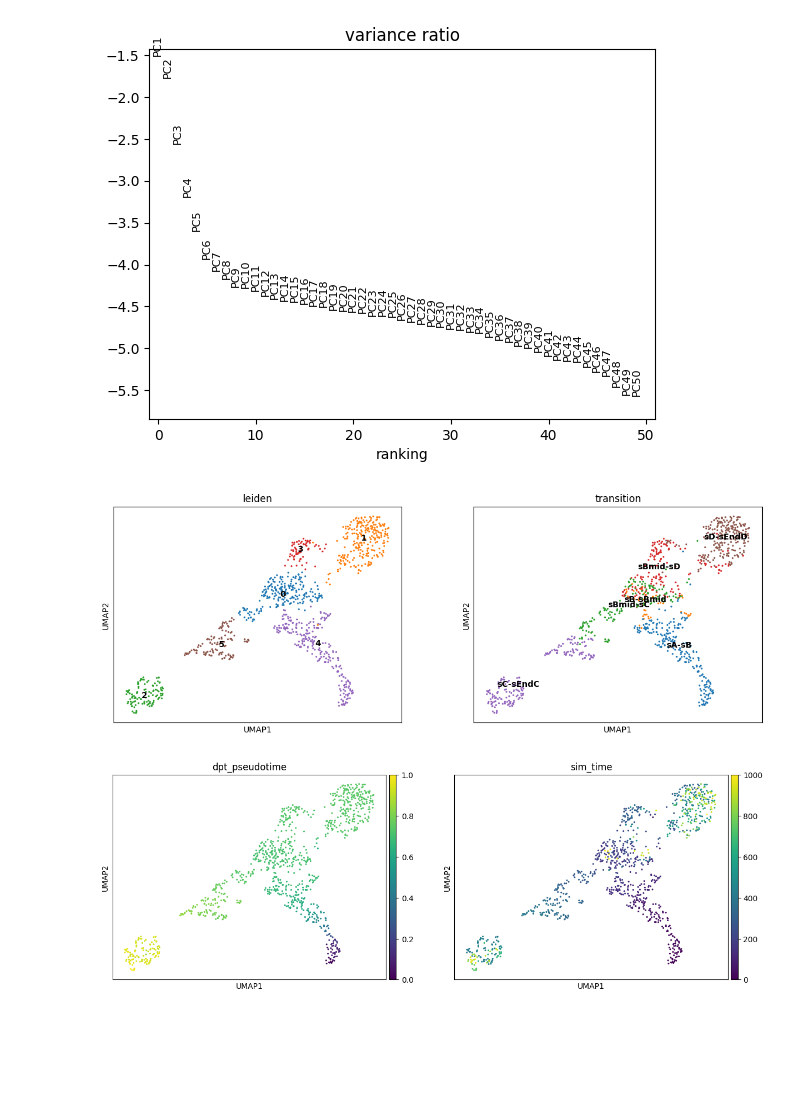
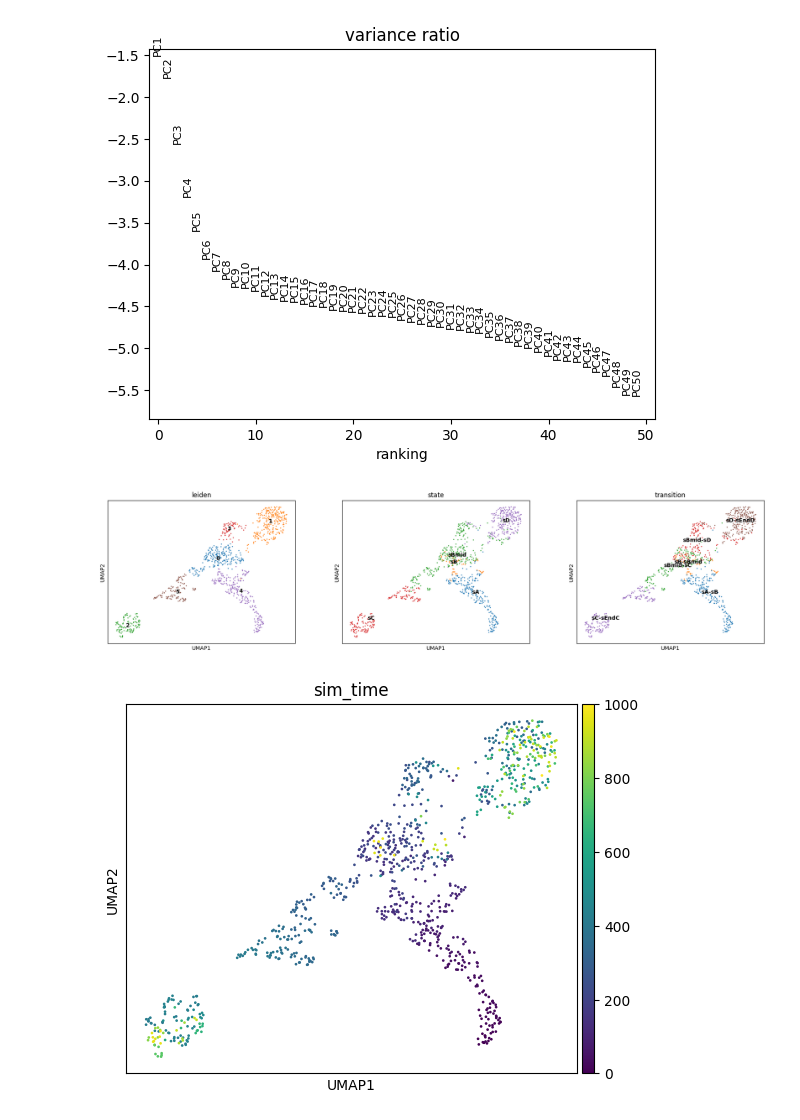
Before and after one commit to DavidWild02/BachelorThesis-ML-Gene-Interactions, a Jupyter notebook: src/PrepareSyntheticData.ipynb, the cells around one changed output. Saved outputs shown, nothing was run; the diff lists cells and outputs as text; code cells hidden in the pictures; blank space fills up the shorter version.

```diff
--- a/src/PrepareSyntheticData.ipynb
+++ b/src/PrepareSyntheticData.ipynb
@@ -25,6 +25,7 @@ df_counts_mrna.head()
 # %%
 df_cell_info["transition"] = df_cell_info["from"] + "-" + df_cell_info["to"]
 df_cell_info["state"] = df_cell_info["from"]
-df_cell_info = df_cell_info[["transition", "time", "sim_time", "state"]]
+df_cell_info["time_transition_cell"] = df_cell_info["time"]
+df_cell_info = df_cell_info[["transition", "time_transition_cell", "sim_time", "state"]]
 df_cell_info.head()
 # %% [output]
@@ -161,21 +162,19 @@ sc.tl.umap(adata)
 # %%
 sc.tl.leiden(adata, resolution=0.15, flavor="igraph")
 sc.pl.umap(
     adata,
     color=["leiden", "state", "transition"],
-    size=20,
+    size=15,
     legend_loc="on data"
 )
 # %% [output]
-[figure, old version]
+[figure, new version]
 # %%
 adata.uns["iroot"] = adata.obs["sim_time"].argmin() # I do not know the root, but probably some of the first cells.
-sc.tl.diffmap(adata)
-sc.tl.dpt(adata, n_branchings=2)
 sc.pl.umap(
     adata,
-    color=["dpt_pseudotime", "sim_time"],
-    size=20
+    color=["sim_time"],
+    size=15
 )
 # %% [output]
-[figure, old version]
+[figure, new version]
```
Also changed, not shown: parts of 6 cells of this notebook.
